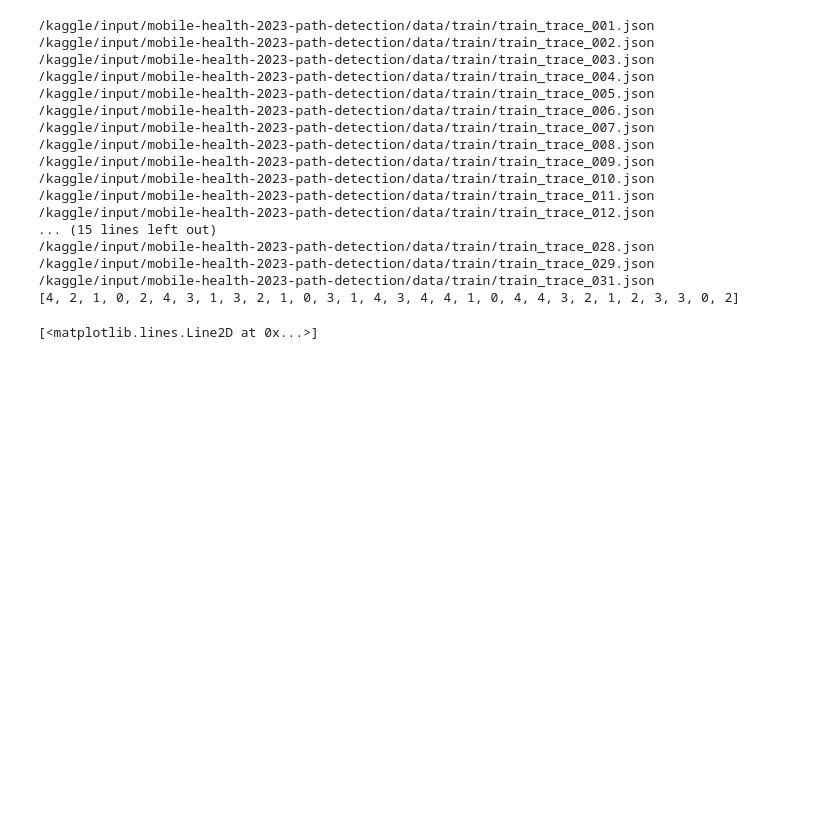
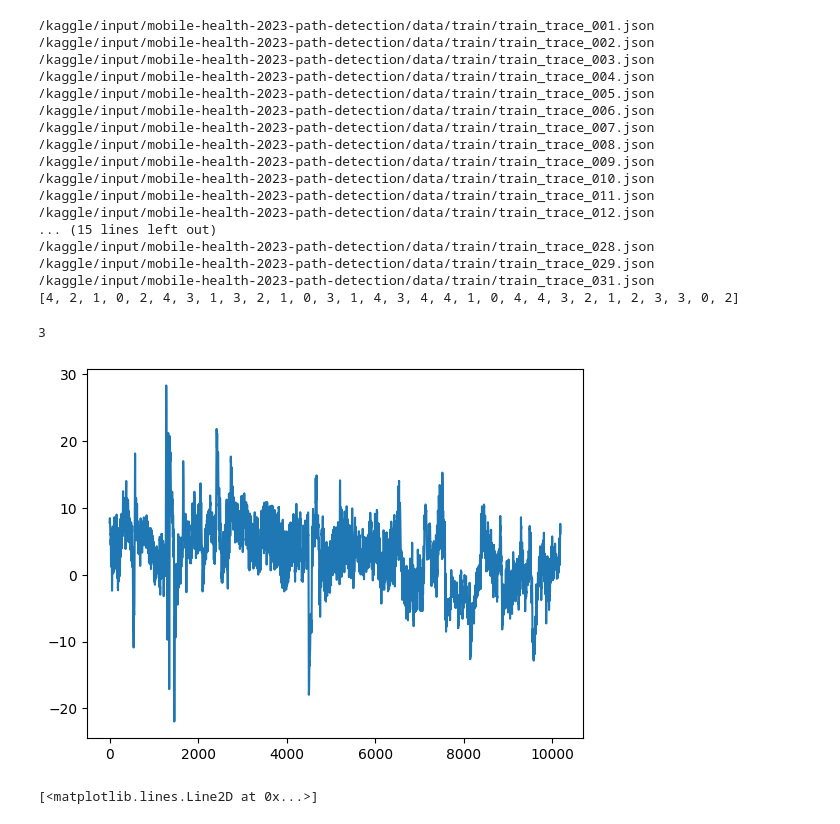
Before and after one commit to matchy233/mham, a Jupyter notebook: watchloc.ipynb, the cells around one changed output. Cells and saved outputs as stored; diff of their text form; code cells hidden in the pictures; blank space fills up the shorter version.

```diff
--- a/watchloc.ipynb
+++ b/watchloc.ipynb
@@ -81,6 +81,13 @@ def get_envelop(value_seq,
 def split_fea(t, v, n_split, fn = lambda x: np.percentile(x, 50)):
     tmin, tmax = np.min(t)-1e-8, np.max(t)+1e-8
     t_split = np.linspace(tmin, tmax, n_split+1, endpoint=True)
+    outputs = []
+    for i in range(n_split):
+        start, end = t_split[i], t_split[i+1]
+        array = v[(t>start) & (t<end)]
+        fea = fn(array)
+        outputs.append(fea)
+    return outputs
 # %% [markdown]
 # Tasks
 
@@ -91,31 +98,3 @@ def split_fea(t, v, n_split, fn = lambda x: np.percentile(x, 50)):
 ## Path Index
 # %% [markdown]
 All traces must contain GPS data, so can use this for sanity check.
-# %%
-class PathDetector(BaseEstimator):
-    # hack labels via GPS, delete later
-    def __init__(self):
-        pass
-
-    def extract(self,trace):
-        data = trace.data
-        alti = data['altitude']
-        t, alti = parse(alti)
-        t = t[600:]
-        alti = alti[600:]
-        alti = lp_filter(alti, .998)
-        alti = alti - np.min(alti)
-        alti[alti>60] = 60
-        alti /= 60.0
-        t = (t - np.min(t)) / (np.max(t) - np.min(t))
-        plt.plot(t, alti)
-
-    # required
-    def fit(self, data, labels):
-        pass
-
-    # required
-    def predict(self, feature):
-        pass
-
-path_detector = PathDetector()
@@ -148,12 +178,14 @@ print(labels)
 /kaggle/input/mobile-health-2023-path-detection/data/train/train_trace_031.json
 [4, 2, 1, 0, 2, 4, 3, 1, 3, 2, 1, 0, 3, 1, 4, 3, 4, 4, 1, 0, 4, 4, 3, 2, 1, 2, 3, 3, 0, 2]
 # %%
-dec = PathDetector()
-for f in range(30):
+for f in range(7):
     if labels[f]==3:
-        trace = Recording(filenames[f], no_labels=False, mute=True)
-        _ = dec.predict(trace)
+        trace = Recording(filenames_train[f], no_labels=False, mute=True)
+        path_detector.extract(trace)
 print(trace.labels['path_idx'])
+# %% [output]
+3
+[figure, added]
 # %%
 trace = Recording(filenames[5], no_labels=False, mute=True)
 data = trace.data
```
Also changed, not shown: parts of 2 cells of this notebook.
